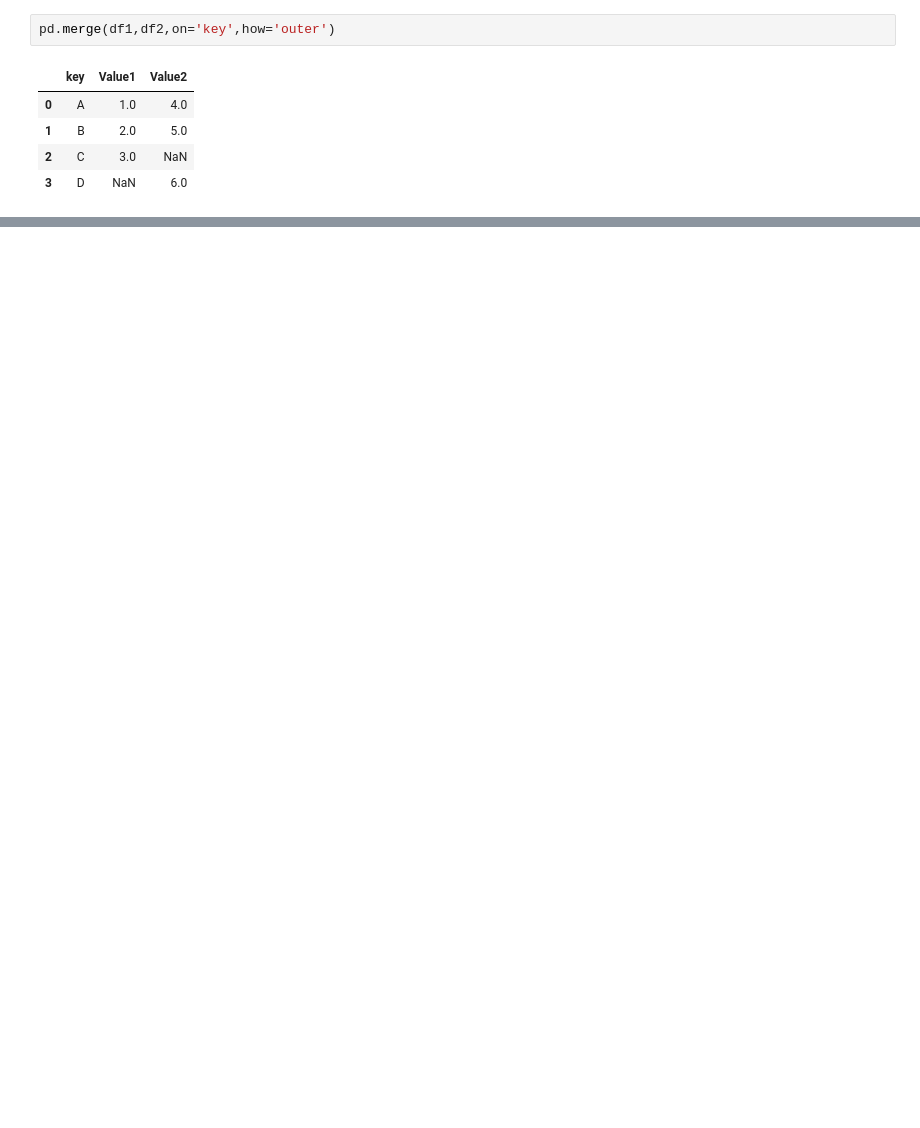
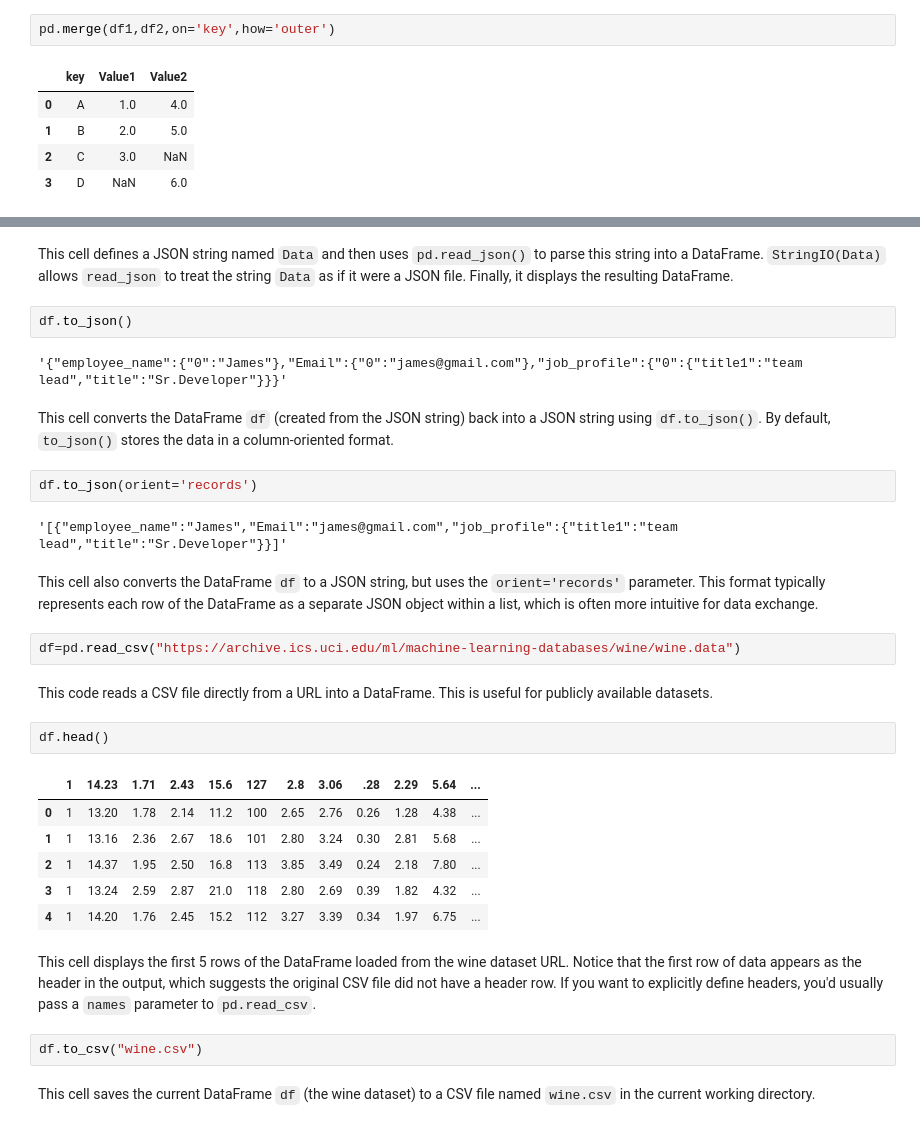
Before and after one commit to sangramshitole07/PythonCourse, a Jupyter notebook: DataManipulationModule4.ipynb, the cells around one changed output, grey strips where cells are left out. Drawn from its saved outputs; the diff is of its cells as text; blank space fills up the shorter version.

```diff
--- a/DataManipulationModule4.ipynb
+++ b/DataManipulationModule4.ipynb
@@ -182,0 +234,33 @@ pd.merge(df1,df2,on='key',how='outer')
+# %% [markdown]
+This cell defines a JSON string named `Data` and then uses `pd.read_json()` to parse this string into a DataFrame. `StringIO(Data)` allows `read_json` to treat the string `Data` as if it were a JSON file. Finally, it displays the resulting DataFrame.
+# %%
+df.to_json()
+# %% [output]
+'{"employee_name":{"0":"James"},"Email":{"0":"james@gmail.com"},"job_profile":{"0":{"title1":"team lead","title":"Sr.Developer"}}}'
+# %% [markdown]
+This cell converts the DataFrame `df` (created from the JSON string) back into a JSON string using `df.to_json()`. By default, `to_json()` stores the data in a column-oriented format.
+# %%
+df.to_json(orient='records')
+# %% [output]
+'[{"employee_name":"James","Email":"james@gmail.com","job_profile":{"title1":"team lead","title":"Sr.Developer"}}]'
+# %% [markdown]
+This cell also converts the DataFrame `df` to a JSON string, but uses the `orient='records'` parameter. This format typically represents each row of the DataFrame as a separate JSON object within a list, which is often more intuitive for data exchange.
+# %%
+df=pd.read_csv("https://archive.ics.uci.edu/ml/machine-learning-databases/wine/wine.data")
+# %% [markdown]
+This code reads a CSV file directly from a URL into a DataFrame. This is useful for publicly available datasets.
+# %%
+df.head()
+# %% [output]
+|  | 1 | 14.23 | 1.71 | 2.43 | 15.6 | 127 | 2.8 | 3.06 | .28 | 2.29 | 5.64 | ... |
+| 0 | 1 | 13.20 | 1.78 | 2.14 | 11.2 | 100 | 2.65 | 2.76 | 0.26 | 1.28 | 4.38 | ... |
+| 1 | 1 | 13.16 | 2.36 | 2.67 | 18.6 | 101 | 2.80 | 3.24 | 0.30 | 2.81 | 5.68 | ... |
+| 2 | 1 | 14.37 | 1.95 | 2.50 | 16.8 | 113 | 3.85 | 3.49 | 0.24 | 2.18 | 7.80 | ... |
+| 3 | 1 | 13.24 | 2.59 | 2.87 | 21.0 | 118 | 2.80 | 2.69 | 0.39 | 1.82 | 4.32 | ... |
+| 4 | 1 | 14.20 | 1.76 | 2.45 | 15.2 | 112 | 3.27 | 3.39 | 0.34 | 1.97 | 6.75 | ... |
+# %% [markdown]
+This cell displays the first 5 rows of the DataFrame loaded from the wine dataset URL. Notice that the first row of data appears as the header in the output, which suggests the original CSV file did not have a header row. If you want to explicitly define headers, you'd usually pass a `names` parameter to `pd.read_csv`.
+# %%
+df.to_csv("wine.csv")
+# %% [markdown]
+This cell saves the current DataFrame `df` (the wine dataset) to a CSV file named `wine.csv` in the current working directory.
```
Also changed, not shown: parts of 38 cells of this notebook.
